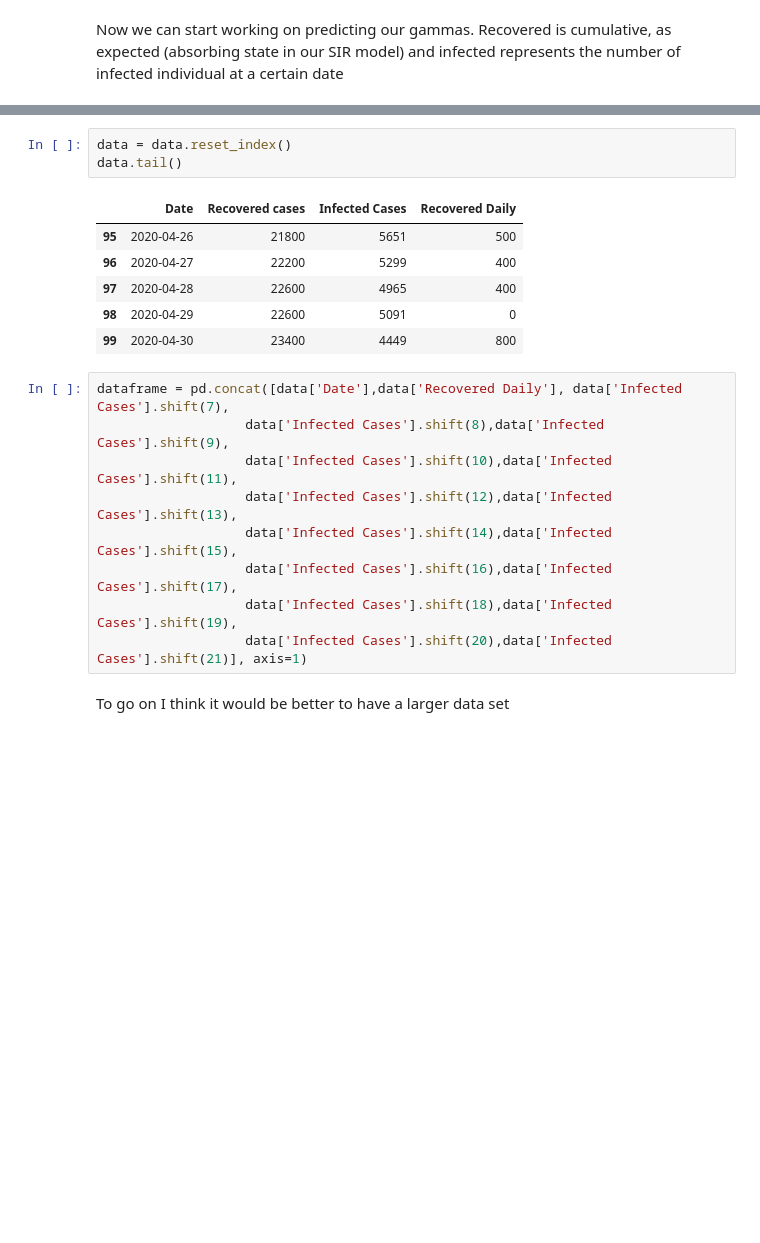
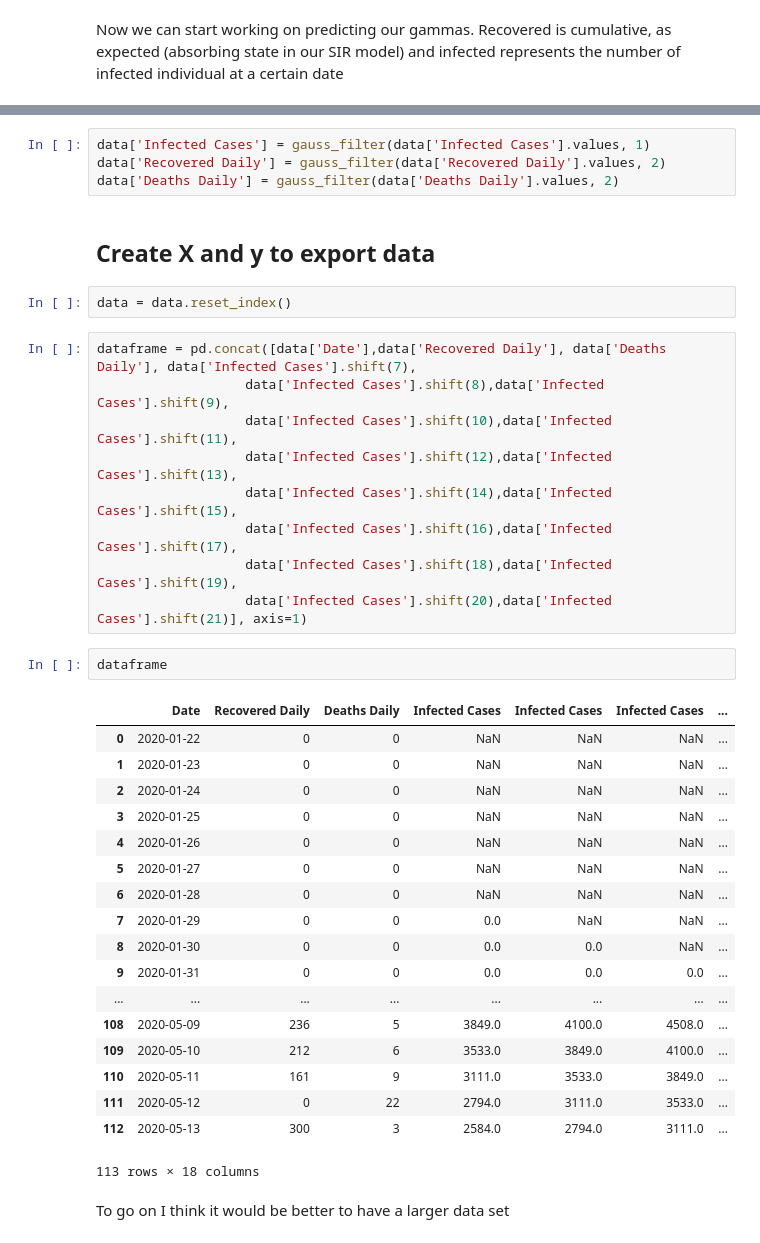
Before and after one commit to jeannechaverot/CovidForecasting, a Jupyter notebook: 0. Data Cleaning.ipynb, the cells around one changed output, grey strips where cells are left out. Drawn from its saved outputs; the diff is of its cells as text; blank space fills up the shorter version.

```diff
--- a/0. Data Cleaning.ipynb
+++ b/0. Data Cleaning.ipynb
@@ -115,15 +180,13 @@ data.head()
+# %%
+data['Infected Cases'] = gauss_filter(data['Infected Cases'].values, 1)
+data['Recovered Daily'] = gauss_filter(data['Recovered Daily'].values, 2)
+data['Deaths Daily'] = gauss_filter(data['Deaths Daily'].values, 2)
+# %% [markdown]
+## Create X and y to export data
 # %%
 data = data.reset_index()
-data.tail()
-# %% [output]
-|  | Date | Recovered cases | Infected Cases | Recovered Daily |
-| 95 | 2020-04-26 | 21800 | 5651 | 500 |
-| 96 | 2020-04-27 | 22200 | 5299 | 400 |
-| 97 | 2020-04-28 | 22600 | 4965 | 400 |
-| 98 | 2020-04-29 | 22600 | 5091 | 0 |
-| 99 | 2020-04-30 | 23400 | 4449 | 800 |
 # %%
-dataframe = pd.concat([data['Date'],data['Recovered Daily'], data['Infected Cases'].shift(7),
+dataframe = pd.concat([data['Date'],data['Recovered Daily'], data['Deaths Daily'], data['Infected Cases'].shift(7),
                    data['Infected Cases'].shift(8),data['Infected Cases'].shift(9),
                    data['Infected Cases'].shift(10),data['Infected Cases'].shift(11),
                    data['Infected Cases'].shift(12),data['Infected Cases'].shift(13),
@@ -131,6 +194,27 @@ dataframe = pd.concat([data['Date'],data['Recovered Daily'], data['Infected Case
                    data['Infected Cases'].shift(16),data['Infected Cases'].shift(17),
                    data['Infected Cases'].shift(18),data['Infected Cases'].shift(19),
                    data['Infected Cases'].shift(20),data['Infected Cases'].shift(21)], axis=1)
+# %%
+dataframe
+# %% [output]
+|  | Date | Recovered Daily | Deaths Daily | Infected Cases | Infected Cases | Infected Cases | ... |
+| 0 | 2020-01-22 | 0 | 0 | NaN | NaN | NaN | ... |
+| 1 | 2020-01-23 | 0 | 0 | NaN | NaN | NaN | ... |
+| 2 | 2020-01-24 | 0 | 0 | NaN | NaN | NaN | ... |
+| 3 | 2020-01-25 | 0 | 0 | NaN | NaN | NaN | ... |
+| 4 | 2020-01-26 | 0 | 0 | NaN | NaN | NaN | ... |
+| 5 | 2020-01-27 | 0 | 0 | NaN | NaN | NaN | ... |
+| 6 | 2020-01-28 | 0 | 0 | NaN | NaN | NaN | ... |
+| 7 | 2020-01-29 | 0 | 0 | 0.0 | NaN | NaN | ... |
+| 8 | 2020-01-30 | 0 | 0 | 0.0 | 0.0 | NaN | ... |
+| 9 | 2020-01-31 | 0 | 0 | 0.0 | 0.0 | 0.0 | ... |
+| ... | ... | ... | ... | ... | ... | ... | ... |
+| 108 | 2020-05-09 | 236 | 5 | 3849.0 | 4100.0 | 4508.0 | ... |
+| 109 | 2020-05-10 | 212 | 6 | 3533.0 | 3849.0 | 4100.0 | ... |
+| 110 | 2020-05-11 | 161 | 9 | 3111.0 | 3533.0 | 3849.0 | ... |
+| 111 | 2020-05-12 | 0 | 22 | 2794.0 | 3111.0 | 3533.0 | ... |
+| 112 | 2020-05-13 | 300 | 3 | 2584.0 | 2794.0 | 3111.0 | ... |
+113 rows × 18 columns
 # %% [markdown]
 To go on I think it would be better to have a larger data set
 # %%
```
Also changed, not shown: parts of 28 cells of this notebook.
